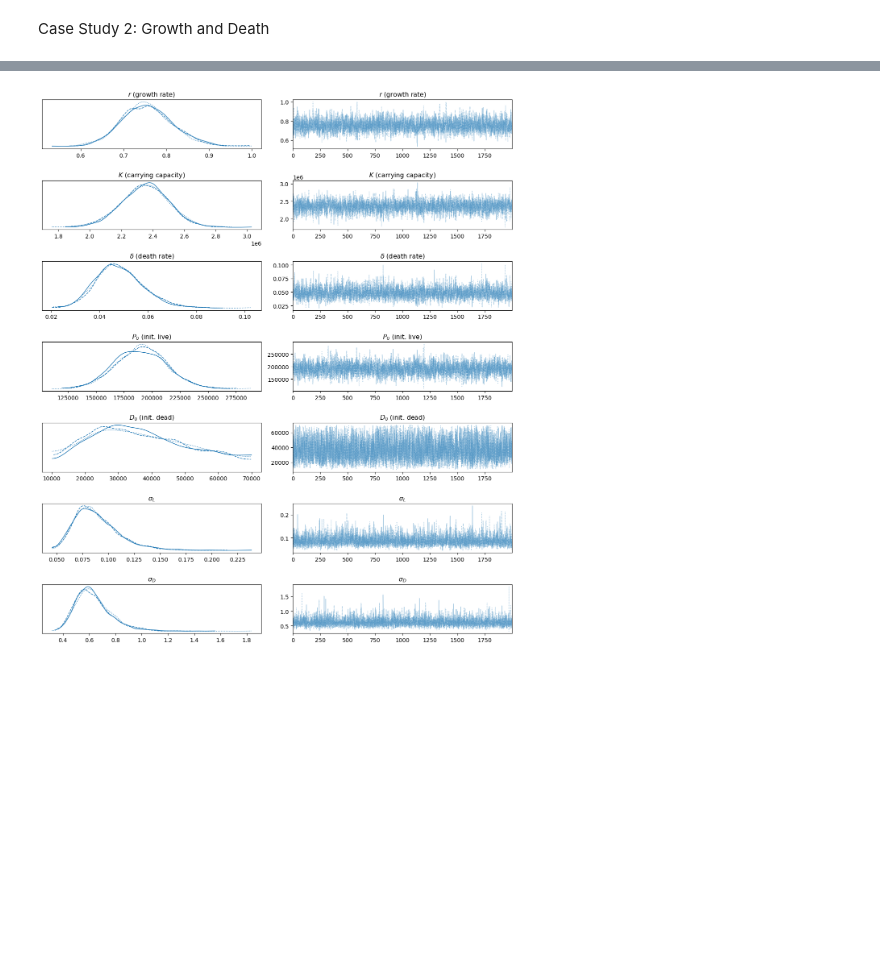
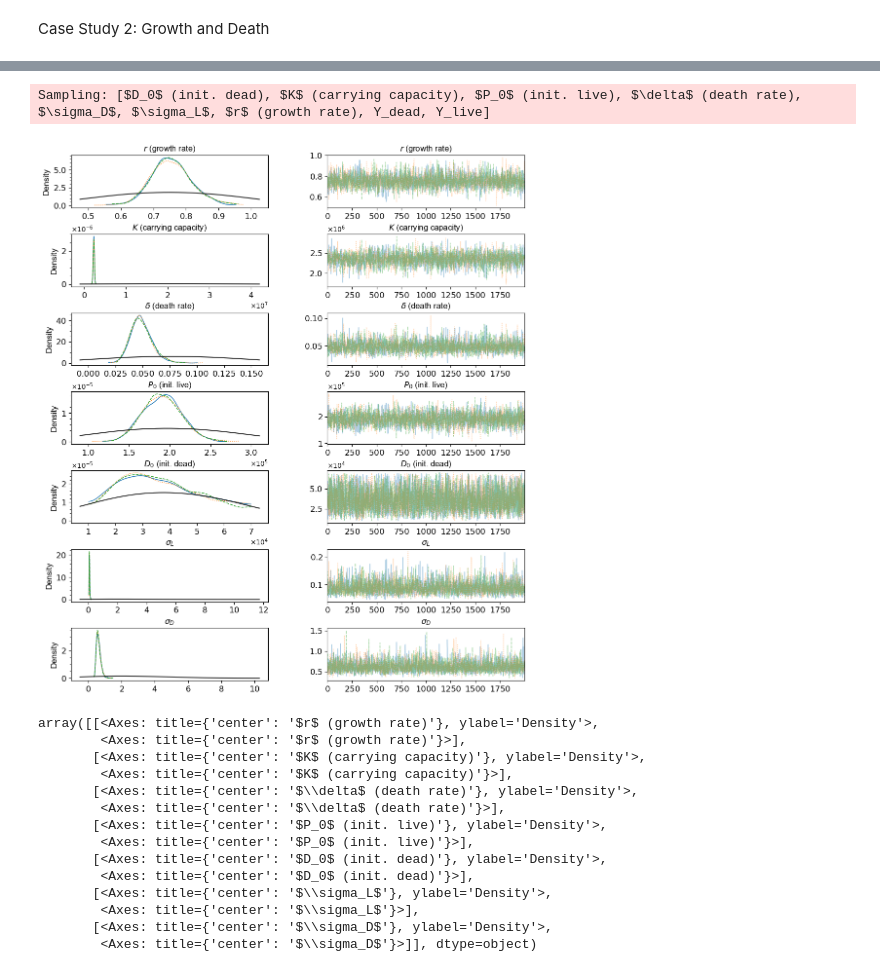
Before and after one commit to B2-Bayesian-for-Biology/MCMCwithODEs_primer, a Jupyter notebook: education/python/case_study_2.ipynb, the cells around one changed output, grey strips where cells are left out. Drawn from its saved outputs; the diff is of its cells as text; code cells hidden in the pictures; blank space fills up the shorter version.

```diff
--- a/education/python/case_study_2.ipynb
+++ b/education/python/case_study_2.ipynb
@@ -4,13 +4,13 @@ Case Study 2:
 import pandas as pd
 
 # import alive
-dataset = pd.read_csv("../case_study_2/python/data/total_cells.csv")
+dataset = pd.read_csv("../../case_study_2/python/data/total_cells.csv")
 ehux_cells = dataset.tail(15)
 ehux_total_time = ehux_cells['Time (days)'].values
 ehux_total_density = 1e6*ehux_cells[' Density (1e6/ml)'].values
 
 # import dead
-death_dataset = pd.read_csv("../case_study_2/python/data/death_percentage.csv")
+death_dataset = pd.read_csv("../../case_study_2/python/data/death_percentage.csv")
 ehux_death = death_dataset.head(15)
 ehux_dead_time = ehux_death['Time (days)']
 ehux_dead_density = ehux_death[' Dead percentage '].values*ehux_total_density/100
@@ -183,5 +199,9 @@ with pm.Model() as model:
     pm.Normal("Y_dead", mu=pm.math.log(pm.math.clip(dead_solution, 1e-8, np.inf)),sigma=sigma_dead,
             observed=np.log(ehux_dead_density))
 # %%
+'''
 with model:
     trace = pm.sample(draws=2000, tune=500, chains=3, return_inferencedata=True, target_accept=0.95, cores = 3)
+'''
+import arviz as az
+trace = az.from_netcdf("case_study_2_p2_trace.nc")
@@ -197,8 +208,35 @@ We recommend running at least 4 chains for robust computation of convergence dia
 # %%
-import arviz as az
-import matplotlib.pyplot as plt
-az.plot_trace(trace)
-plt.tight_layout()
-plt.show()
+import sys
+from pathlib import Path
+
+# get project root by walking up 2 levels from this notebook's directory
+project_root = Path.cwd().parents[1]
+sys.path.insert(0, str(project_root))
+
+from utils.plot_utils_v2 import plot_trace
+
+plot_trace(
+    trace=trace,
+    model=model,
+    fontname='Arial',
+    fontsize=12,
+    num_prior_samples=2000,
+    save_path='../../case_study_2/python/figures/vardi_growth_death_chains.png'
+    )
 # %% [output]
+Sampling: [$D_0$ (init. dead), $K$ (carrying capacity), $P_0$ (init. live), $\delta$ (death rate), $\sigma_D$, $\sigma_L$, $r$ (growth rate), Y_dead, Y_live]
-[figure, old version]
+[figure, new version]
+array([[<Axes: title={'center': '$r$ (growth rate)'}, ylabel='Density'>,
+        <Axes: title={'center': '$r$ (growth rate)'}>],
+       [<Axes: title={'center': '$K$ (carrying capacity)'}, ylabel='Density'>,
+        <Axes: title={'center': '$K$ (carrying capacity)'}>],
+       [<Axes: title={'center': '$\\delta$ (death rate)'}, ylabel='Density'>,
+        <Axes: title={'center': '$\\delta$ (death rate)'}>],
+       [<Axes: title={'center': '$P_0$ (init. live)'}, ylabel='Density'>,
+        <Axes: title={'center': '$P_0$ (init. live)'}>],
+       [<Axes: title={'center': '$D_0$ (init. dead)'}, ylabel='Density'>,
+        <Axes: title={'center': '$D_0$ (init. dead)'}>],
+       [<Axes: title={'center': '$\\sigma_L$'}, ylabel='Density'>,
+        <Axes: title={'center': '$\\sigma_L$'}>],
+       [<Axes: title={'center': '$\\sigma_D$'}, ylabel='Density'>,
+        <Axes: title={'center': '$\\sigma_D$'}>]], dtype=object)
```
Also changed, not shown: parts of 3 cells of this notebook, 9 other files.
